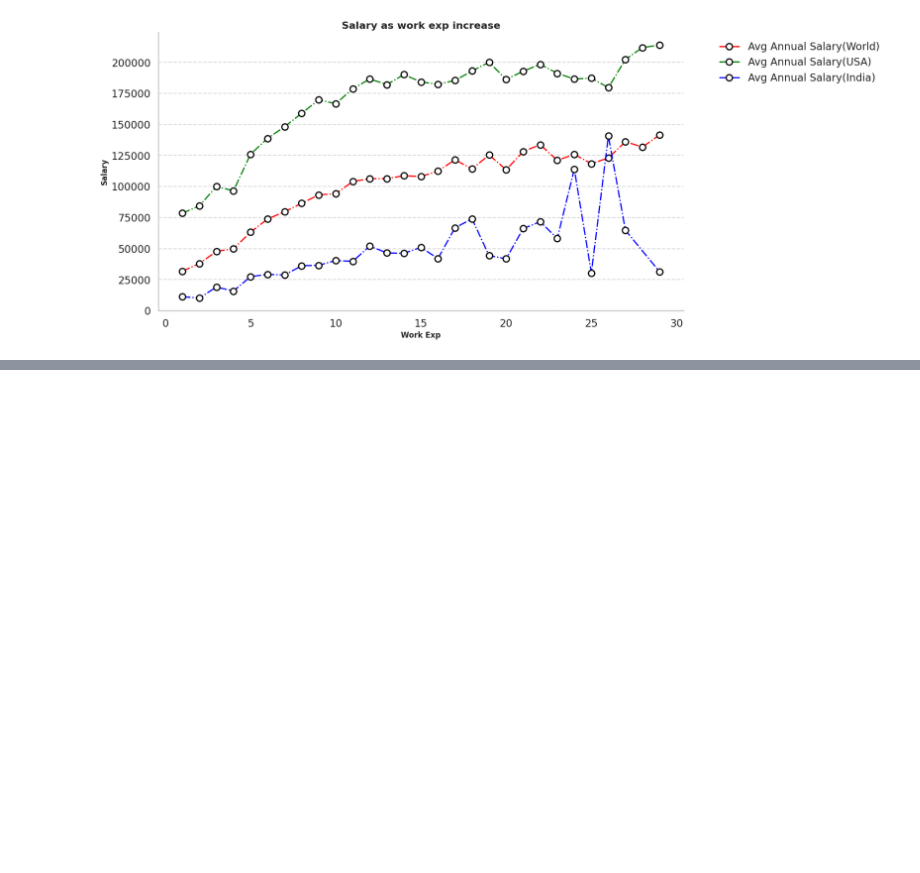
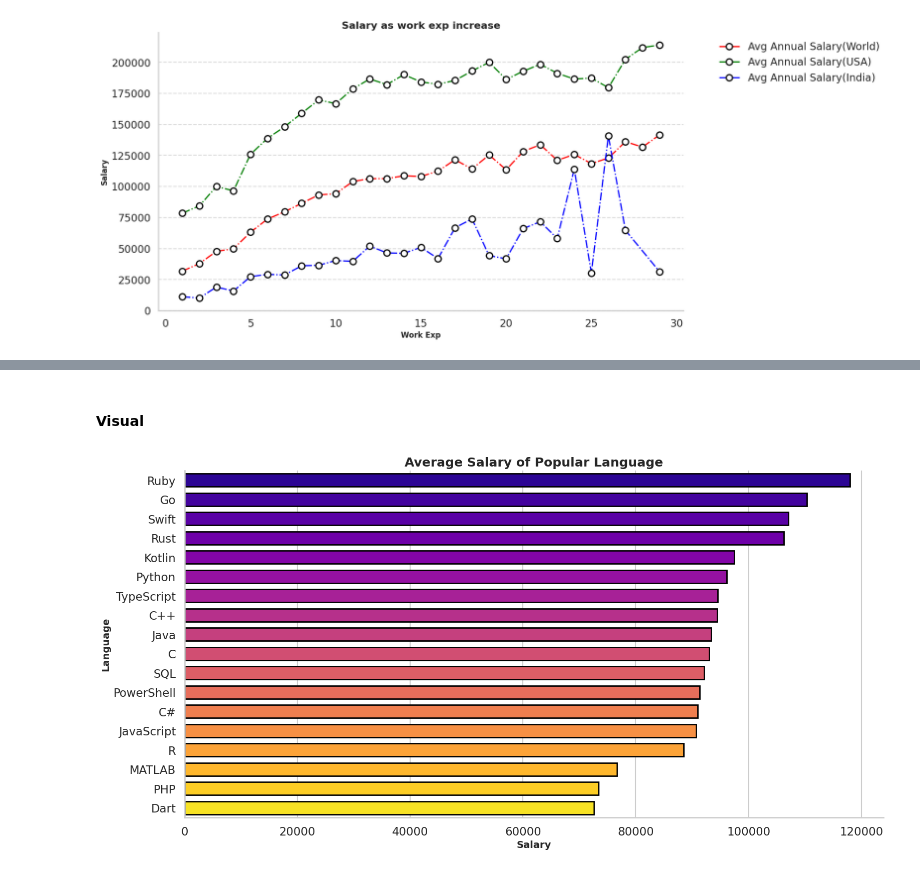
Before and after one commit to vikassinngh123/AI-ML-Learning, a Jupyter notebook: 04-Pandas/03_StackOverflow_Survey_Analysis.ipynb, the cells around one changed output, grey strips where cells are left out. Saved outputs shown, nothing was run; the diff lists cells and outputs as text; code cells hidden in the pictures; blank space fills up the shorter version.

Commit message:
feat: add average salary visualizations for popular languages and databases

```diff
--- a/04-Pandas/03_StackOverflow_Survey_Analysis.ipynb
+++ b/04-Pandas/03_StackOverflow_Survey_Analysis.ipynb
@@ -177,0 +171,18 @@ plt.show()
+# %%
+popular_list = [
+    'Python', 'JavaScript', 'Java', 'C++', 'C#', 'C', 'TypeScript', 'Go',
+    'SQL', 'PHP', 'Swift', 'Kotlin', 'Rust', 'R', 'Ruby', 'MATLAB', 'Dart',
+    'PowerShell', 'Visual Basic', 'Julia'
+]
+
+c_df=df.dropna(subset=["ConvertedCompYearly"]).copy()
+c_df=c_df[(c_df["ConvertedCompYearly"]>0) & (c_df["ConvertedCompYearly"]<1000000)]
+
+exploded_df = c_df.assign(Language=c_df['LanguageHaveWorkedWith'].str.split(';')).explode('Language')
+
+filtered_df = exploded_df[exploded_df['Language'].isin(popular_list)]
+
+Lang_df = filtered_df.groupby('Language')['ConvertedCompYearly'].mean().reset_index()
+Lang_df = Lang_df.rename(columns={'ConvertedCompYearly': 'AvgSalary'}).sort_values(by='AvgSalary', ascending=False)
+
+Lang_df
@@ -177,0 +203,27 @@ plt.show()
+# %% [markdown]
+#### Visual
+# %%
+plt.figure(figsize=(18,9))
+sns.set_theme(style='whitegrid',context='talk')
+
+sns.barplot(
+            data=Lang_df,
+            x='AvgSalary',
+            y='Language',
+            hue='Language',
+            palette='plasma',
+            saturation=1,
+            edgecolor='black',
+            gap=0.15,
+            linewidth=2
+           )
+
+plt.title("Average Salary of Popular Language",fontsize=18,fontweight='bold')
+plt.xlabel("Salary",fontsize=14,fontweight='bold')
+plt.ylabel("Language",fontsize=14,fontweight='bold')
+
+sns.despine()
+
+plt.show()
+# %% [output]
+[figure, added]
```
Also changed, not shown: parts of 11 cells of this notebook.
